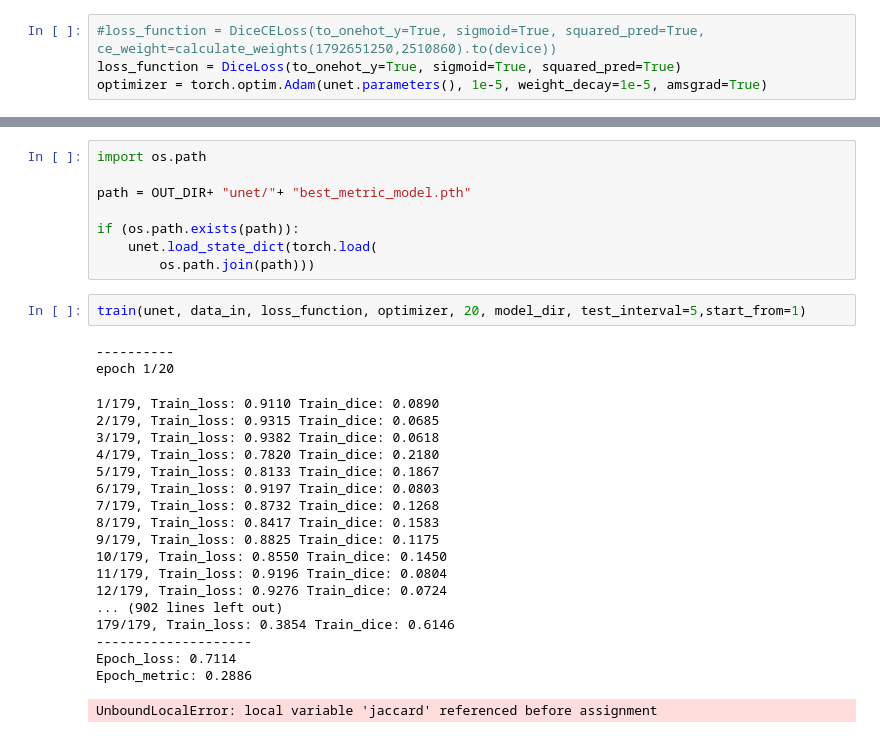
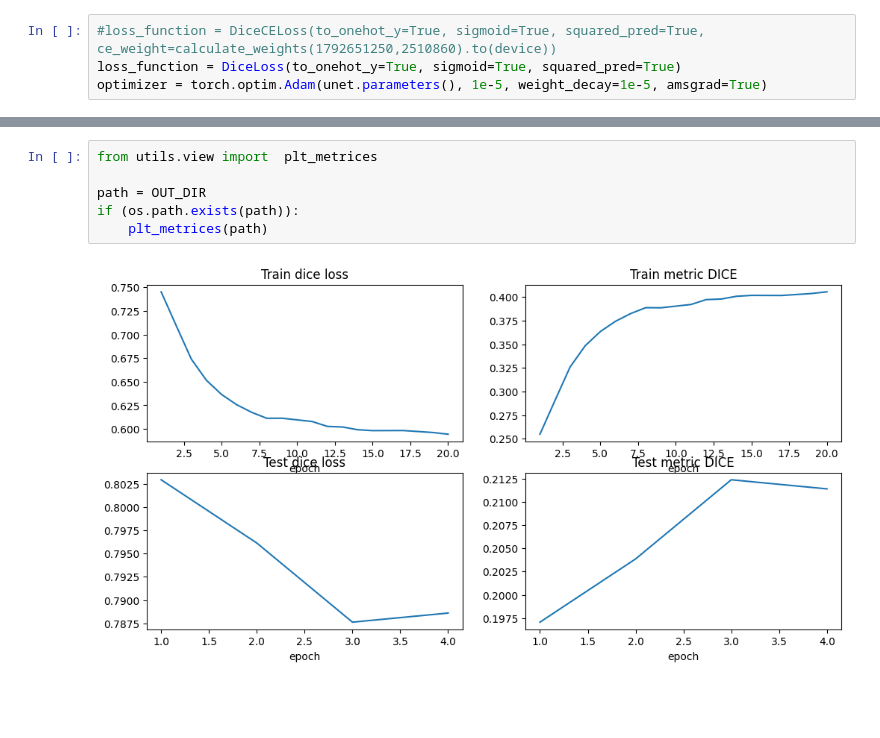
Before and after one commit to Thakshayan/-Prostate_MRI_Detection_3D_Model, a Jupyter notebook: augmentation.ipynb, the cells around one changed output, grey strips where cells are left out. Drawn from its saved outputs; the diff is of its cells as text; blank space fills up the shorter version.

```diff
--- a/augmentation.ipynb
+++ b/augmentation.ipynb
@@ -617,31 +657,8 @@ if not os.path.exists(model_dir):
 # %%
-import os.path
+from utils.view import  plt_metrices
 
-path = OUT_DIR+ "unet/"+ "best_metric_model.pth"
-
+path = OUT_DIR
 if (os.path.exists(path)):
-    unet.load_state_dict(torch.load(
-        os.path.join(path)))
+    plt_metrices(path)
+# %% [output]
+[figure, added]
-# %%
-train(unet, data_in, loss_function, optimizer, 20, model_dir, test_interval=5,start_from=1)
-# %% [output]
-----------
-epoch 1/20
-1/179, Train_loss: 0.9110 Train_dice: 0.0890
-2/179, Train_loss: 0.9315 Train_dice: 0.0685
-3/179, Train_loss: 0.9382 Train_dice: 0.0618
-4/179, Train_loss: 0.7820 Train_dice: 0.2180
-5/179, Train_loss: 0.8133 Train_dice: 0.1867
-6/179, Train_loss: 0.9197 Train_dice: 0.0803
-7/179, Train_loss: 0.8732 Train_dice: 0.1268
-8/179, Train_loss: 0.8417 Train_dice: 0.1583
-9/179, Train_loss: 0.8825 Train_dice: 0.1175
-10/179, Train_loss: 0.8550 Train_dice: 0.1450
-11/179, Train_loss: 0.9196 Train_dice: 0.0804
-12/179, Train_loss: 0.9276 Train_dice: 0.0724
-... (902 lines left out)
-179/179, Train_loss: 0.3854 Train_dice: 0.6146
---------------------
-Epoch_loss: 0.7114
-Epoch_metric: 0.2886
-UnboundLocalError: local variable 'jaccard' referenced before assignment
```
Also changed, not shown: parts of 12 cells of this notebook, 47 other files.
